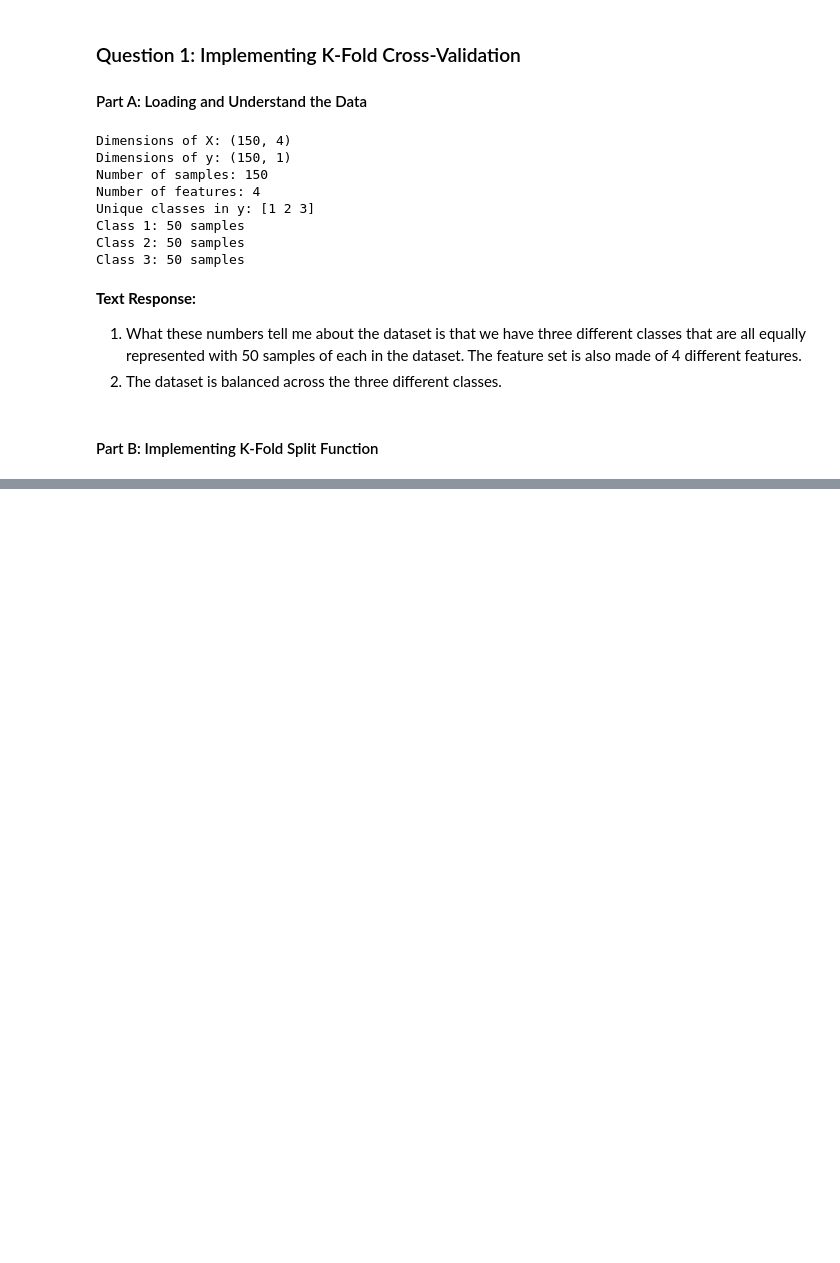
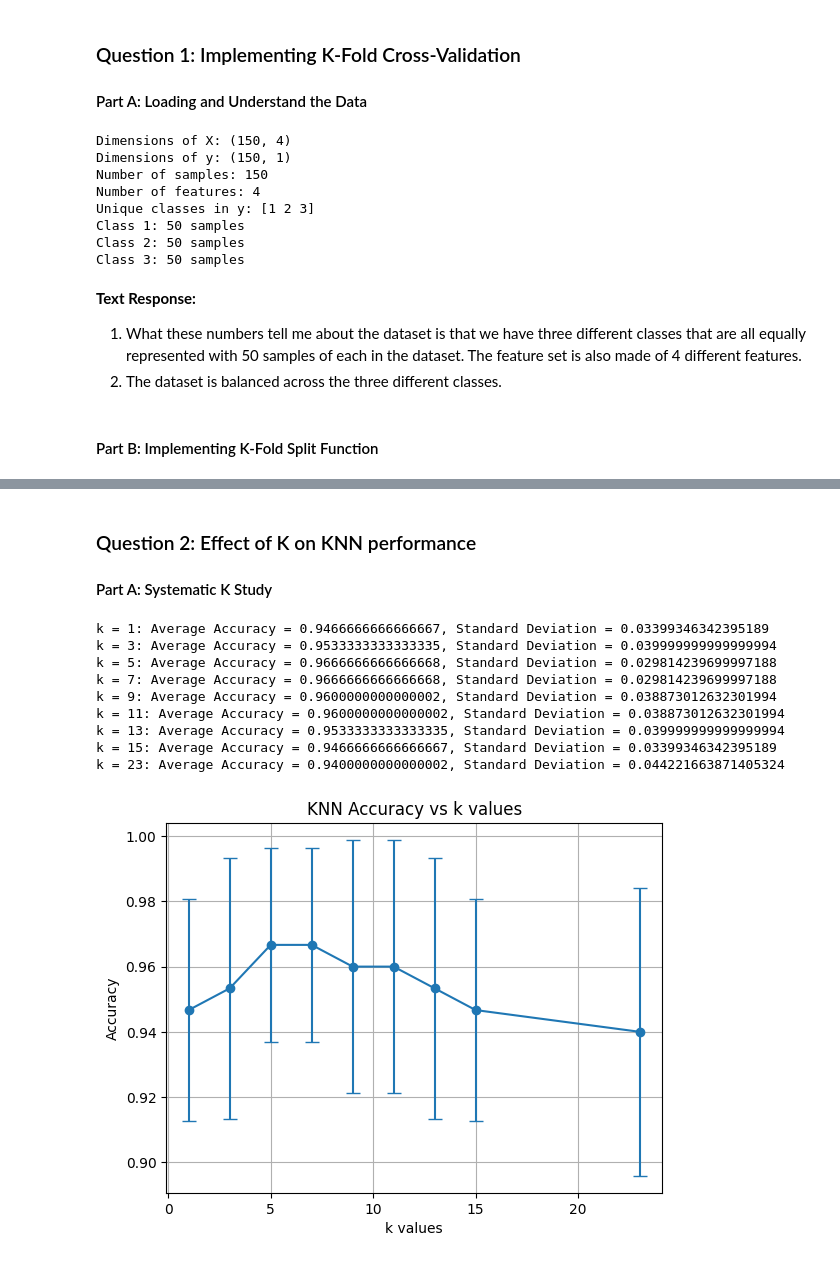
Before and after one commit to Aragya1642/1395_MachineLearning, a Jupyter notebook: ps4_python_Goyal_Aragya/ps4_Goyal_Aragya.ipynb, the cells around one changed output, grey strips where cells are left out. Cells and saved outputs as stored; diff of their text form; code cells hidden in the pictures; blank space fills up the shorter version.

```diff
--- a/ps4_python_Goyal_Aragya/ps4_Goyal_Aragya.ipynb
+++ b/ps4_python_Goyal_Aragya/ps4_Goyal_Aragya.ipynb
@@ -61,7 +63,20 @@ def create_k_folds(n_samples, k, random_seed):
     remainder = n_samples % k
 
     folds = []
-    for i in range(k):
-        pass
+    start = 0
+    for i in range(k):  # Loop over the folds
+        end = start + fold_size
+        if (i < remainder):
+            end += 1
+        folds.append(indices[start:end])
+        start = end
 
-    pass
+    return folds
+
+# Verify the function
+# Call the function
+folds = create_k_folds(X.shape[0], k=5, random_seed=D)
+# Print number of indices in each fold
+for i in range(len(folds)):
+    print(f"Fold {i + 1}: {len(folds[i])} samples")
+print(f"Total: {sum(len(fold) for fold in folds)} samples")
@@ -67,0 +151,36 @@ def create_k_folds(n_samples, k, random_seed):
+# %% [markdown]
+### Question 2: Effect of K on KNN performance
+#### Part A: Systematic K Study
+# %%
+# Set up values of k to test
+k_values = np.arange(1, 16, 2)
+k_values = np.append(k_values, 15 + D % 10)
+
+# Run cross validation for each k, store accuracy and standard deviation across folds
+k_accuracies = []
+k_std_devs = []
+for k in k_values:
+    avg_accuracy, fold_accuracies = cross_validate_knn(X, y.ravel(), k, k_folds, folds)
+    k_accuracies.append(avg_accuracy)
+    k_std_devs.append(np.std(fold_accuracies))
+    print(f"k = {k}: Average Accuracy = {avg_accuracy}, Standard Deviation = {np.std(fold_accuracies)}")
+
+# Plot the results
+plt.errorbar(k_values, k_accuracies, yerr=k_std_devs, capsize=5, marker='o')
+plt.xlabel('k values')
+plt.ylabel('Accuracy')
+plt.title('KNN Accuracy vs k values')
+plt.grid()
+plt.savefig('./output/ps4-2-a.png')
+plt.show()
+# %% [output]
+k = 1: Average Accuracy = 0.9466666666666667, Standard Deviation = 0.03399346342395189
+k = 3: Average Accuracy = 0.9533333333333335, Standard Deviation = 0.039999999999999994
+k = 5: Average Accuracy = 0.9666666666666668, Standard Deviation = 0.029814239699997188
+k = 7: Average Accuracy = 0.9666666666666668, Standard Deviation = 0.029814239699997188
+k = 9: Average Accuracy = 0.9600000000000002, Standard Deviation = 0.038873012632301994
+k = 11: Average Accuracy = 0.9600000000000002, Standard Deviation = 0.038873012632301994
+k = 13: Average Accuracy = 0.9533333333333335, Standard Deviation = 0.039999999999999994
+k = 15: Average Accuracy = 0.9466666666666667, Standard Deviation = 0.03399346342395189
+k = 23: Average Accuracy = 0.9400000000000002, Standard Deviation = 0.044221663871405324
+[figure, added]
```
Also changed, not shown: parts of 20 cells of this notebook, 3 other files.
